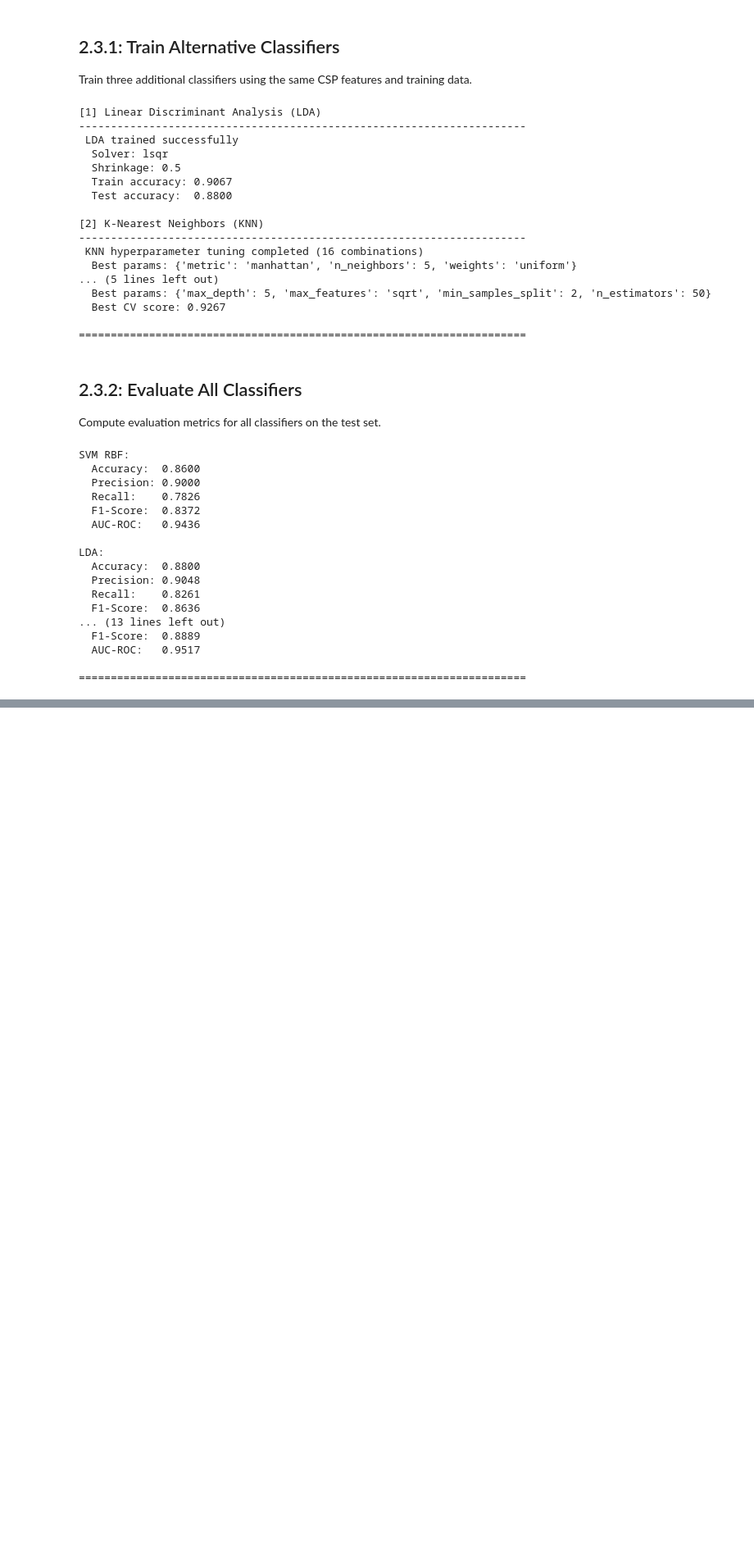
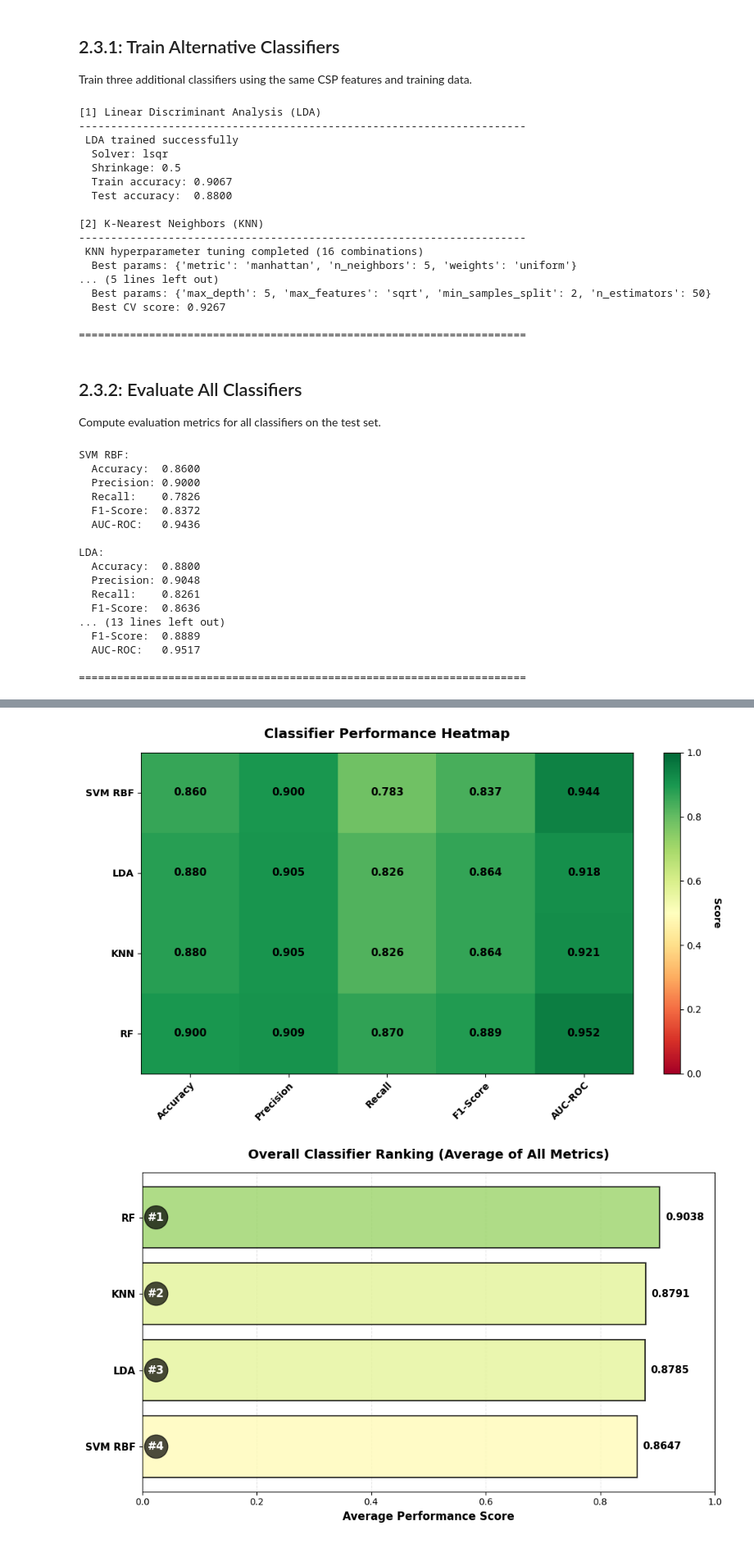
Before and after one commit to mHosseinh/ML.Fall2025.EEG.Prj.Hosseinzadeh.Vaziri, a Jupyter notebook: MotorImagery_Classification_Pipeline.ipynb, the cells around one changed output, grey strips where cells are left out. Shown at 82% size. Saved outputs shown, nothing was run; the diff lists cells and outputs as text; code cells hidden in the pictures; blank space fills up the shorter version.

Commit message:
Add performance heatmap and ranked bar chart for classifier comparison

```diff
--- a/MotorImagery_Classification_Pipeline.ipynb
+++ b/MotorImagery_Classification_Pipeline.ipynb
@@ -1197,0 +1202,80 @@ LDA:
+# %%
+df_results = pd.DataFrame(evaluation_results).T
+
+# ========================================================================
+# Metrics Heatmap
+# ========================================================================
+
+fig, ax = plt.subplots(figsize=(10, 6))
+
+# Create heatmap using imshow
+im = ax.imshow(df_results.values, cmap='RdYlGn', aspect='auto', vmin=0, vmax=1)
+
+# Set ticks
+ax.set_xticks(np.arange(len(df_results.columns)))
+ax.set_yticks(np.arange(len(df_results.index)))
+ax.set_xticklabels(df_results.columns, fontweight='bold')
+ax.set_yticklabels(df_results.index, fontweight='bold')
+
+# Rotate x labels
+plt.setp(ax.get_xticklabels(), rotation=45, ha="right", rotation_mode="anchor")
+
+# Add text annotations
+for i in range(len(df_results.index)):
+    for j in range(len(df_results.columns)):
+        val = df_results.values[i, j]
+        text = ax.text(j, i, f'{val:.3f}',
+                      ha="center", va="center", color="black",
+                      fontweight='bold', fontsize=11)
+
+# Add colorbar
+cbar = plt.colorbar(im, ax=ax)
+cbar.set_label('Score', rotation=270, labelpad=20, fontweight='bold')
+
+ax.set_title('Classifier Performance Heatmap', fontsize=14, fontweight='bold', pad=15)
+
+plt.tight_layout()
+plt.show()
+
+
+# ========================================================================
+# Final Comparison
+# ========================================================================
+
+fig, ax = plt.subplots(figsize=(10, 6))
+
+# Calculate average score
+avg_scores = df_results.mean(axis=1).sort_values(ascending=True)
+#colors_ranked = ['#d62728', '#ff7f0e', '#2ca02c', '#1f77b4']
+# رنگ با کنتراست بیشتر
+colors_ranked = [plt.cm.RdYlGn((score - df_results.values.min()) / (df_results.values.max() - df_results.values.min()))
+                   for score in avg_scores]
+
+bars = ax.barh(range(len(avg_scores)), avg_scores.values,
+               color=colors_ranked, alpha=0.8, edgecolor='black', linewidth=1.5)
+
+# Add value labels
+for i, val in enumerate(avg_scores.values):
+    ax.text(val + 0.01, i, f'{val:.4f}', va='center', fontweight='bold', fontsize=11)
+
+ax.set_yticks(range(len(avg_scores)))
+ax.set_yticklabels(avg_scores.index, fontsize=11, fontweight='bold')
+ax.set_xlabel('Average Performance Score', fontweight='bold', fontsize=12)
+ax.set_title('Overall Classifier Ranking (Average of All Metrics)',
+             fontsize=14, fontweight='bold', pad=15)
+ax.set_xlim([0, 1])
+ax.grid(axis='x', alpha=0.3, linestyle='--')
+ax.set_axisbelow(True)
+
+# Add rank numbers
+for i, (idx, val) in enumerate(enumerate(avg_scores.values)):
+    rank = len(avg_scores) - i
+    ax.text(0.01, i, f'#{rank}', va='center', fontweight='bold',
+            fontsize=12, color='white',
+            bbox=dict(boxstyle='circle', facecolor='black', alpha=0.7))
+
+plt.tight_layout()
+plt.show()
+# %% [output]
+[figure, added]
+[figure, added]
```
Also changed, not shown: parts of 1 cell of this notebook.
